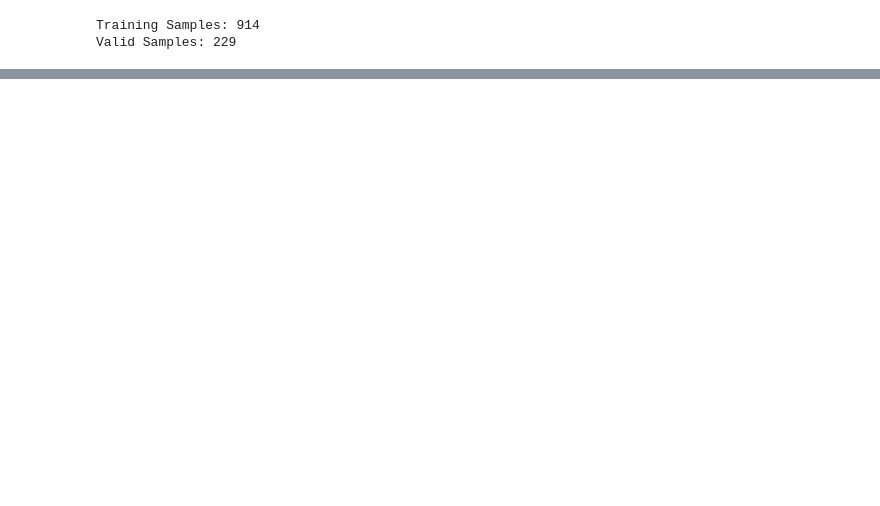
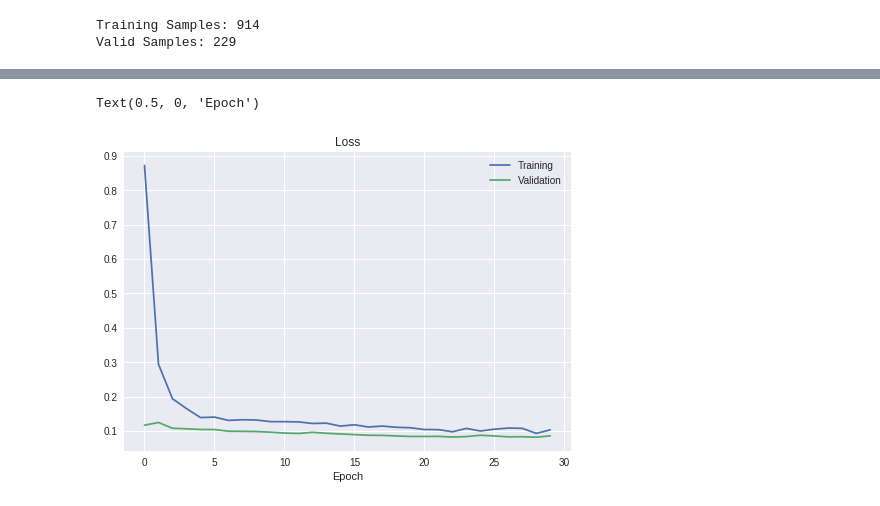
Before and after one commit to afozbek/dnn-autonomous-car, a Jupyter notebook: 3-Building-Car-Model/Behavioural_Cloning.ipynb, the cells around one changed output, grey strips where cells are left out. Saved outputs shown, nothing was run; the diff lists cells and outputs as text; code cells hidden in the pictures; blank space fills up the shorter version.

Commit message:
Defining Nvidia Model

```diff
--- a/3-Building-Car-Model/Behavioural_Cloning.ipynb
+++ b/3-Building-Car-Model/Behavioural_Cloning.ipynb
@@ -173,0 +178,31 @@ print(X_train.shape)
+# %%
+def nvidia_model():
+  model = Sequential()
+  #subsample => tuple of length 2. Factor by which to subsample output. Also called strides elsewhere.
+
+  model.add(Convolution2D(24, 5, 5, subsample=(2, 2), input_shape=(66, 200, 3), activation='elu'))
+  model.add(Convolution2D(36, 5, 5, subsample=(2, 2), activation='elu'))
+  model.add(Convolution2D(48, 5, 5, subsample=(2, 2), activation='elu'))
+  model.add(Convolution2D(64, 3, 3, activation='elu')) #division decreased significantly so we will not use subsample
+  model.add(Convolution2D(64, 3, 3, activation='elu')) #division decreased significantly so we will not use subsample
+  model.add(Dropout(rate=0.5)) #reduce overfitting
+
+  model.add(Flatten())
+  model.add(Dense(units=100, activation='elu')) #fully connected layer, 100 nodes
+  model.add(Dropout(rate=0.5)) #reduce overfitting
+
+  model.add(Dense(units=50,  activation='elu')) #fully connected layer ,  50 nodes
+  model.add(Dropout(rate=0.5)) #reduce overfitting
+
+  model.add(Dense(units=10,  activation='elu')) #fully connected layer ,  10 nodes
+  model.add(Dropout(rate=0.5)) #reduce overfitting
+
+  model.add(Dense(1))
+
+  adam = Adam(lr=1e-3) #0.001
+  model.compile(loss='mse', optimizer=adam)
+
+  return model
+# %%
+model = nvidia_model()
+print(model.summary())
@@ -173,0 +227,3 @@ print(X_train.shape)
+# %%
+history = model.fit(X_train, y_train, epochs=30, validation_data=(X_valid,y_valid),
+          batch_size=100, verbose=1, shuffle=1)
@@ -173,0 +248,9 @@ print(X_train.shape)
+# %%
+plt.plot(history.history['loss'])
+plt.plot(history.history['val_loss'])
+plt.legend(['Training', 'Validation'])
+plt.title('Loss')
+plt.xlabel('Epoch')
+# %% [output]
+Text(0.5, 0, 'Epoch')
+[figure, added]
```
Also changed, not shown: parts of 10 cells of this notebook, 1 other file.
